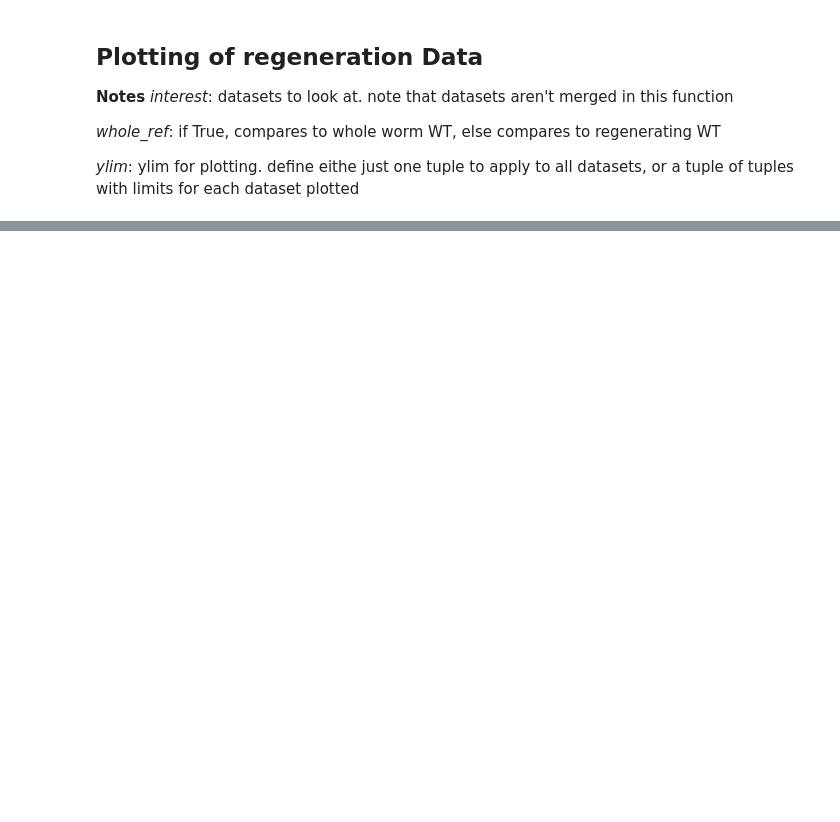
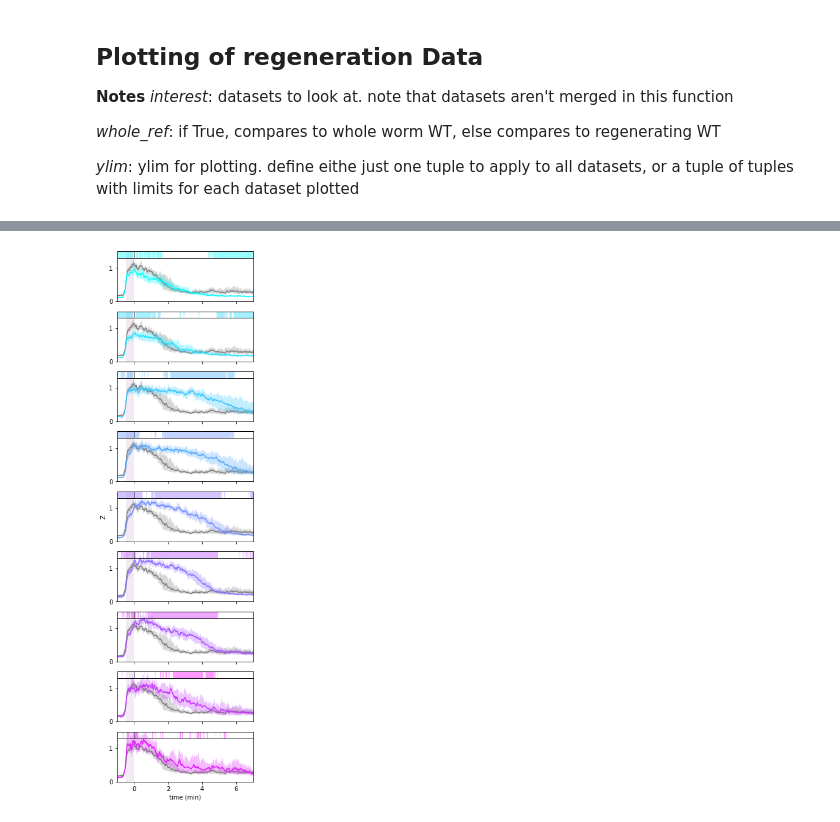
Before and after one commit to samuelbray32/behavior-lite, a Jupyter notebook: publication_regeneration.ipynb, the cells around one changed output, grey strips where cells are left out. Cells and saved outputs as stored; diff of their text form; code cells hidden in the pictures; blank space fills up the shorter version.

Commit message:
add function to combine different regeneration start point of the same experiment into one plot

```diff
--- a/publication_regeneration.ipynb
+++ b/publication_regeneration.ipynb
@@ -33,0 +47,20 @@ WT_30s
+# %%
+from tools.results_regeneration import merge_regenerations
+
+n_boot=1e2
+
+data = ['standard_30s2h','1002_78hpa_30s2h']
+day = [0,3,]
+ref = 'WT_30s'
+
+# data = ['standard_5s2h','110521WT_72hpa_5s2h']
+# day=[0,3]
+# ref = 'WT'
+
+# data = ['standard_1s2h','012821WT_72hpa_1s2h']
+# day=[0,3]
+# ref = 'WT_1s'
+
+fig,ax = merge_regenerations(data,ref=ref,day=day,n_boot=n_boot,ylim=(0,1.5))
+# %% [output]
+[figure, added]
```
Also changed, not shown: parts of 2 cells of this notebook, 1 other file.
